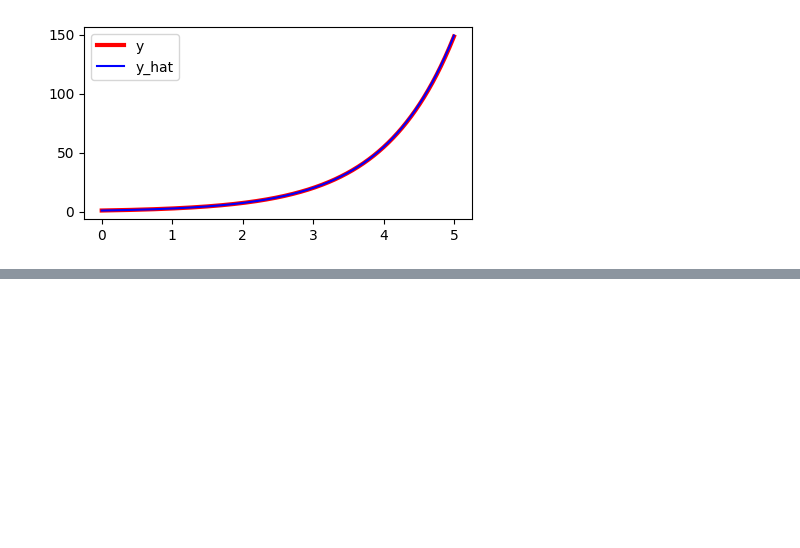
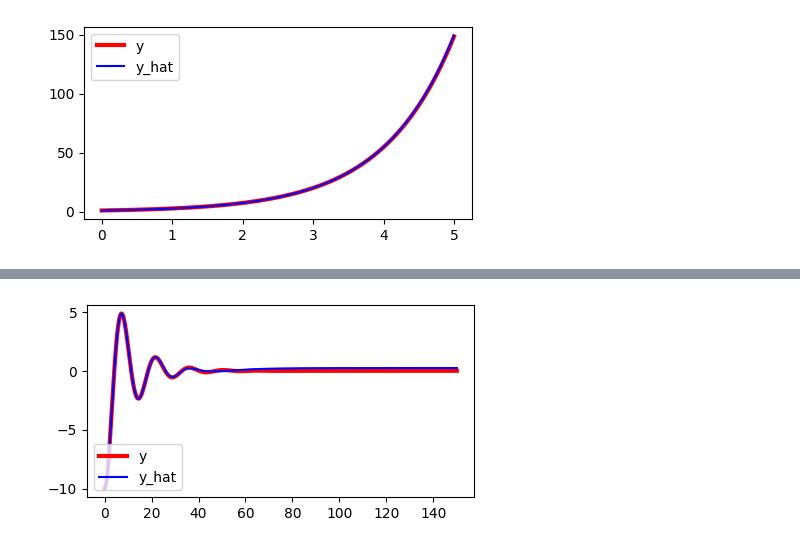
Before and after one commit to siddha20/CSCI4962, a Jupyter notebook: Project/project.ipynb, the cells around one changed output, grey strips where cells are left out. Saved outputs shown, nothing was run; the diff lists cells and outputs as text; code cells hidden in the pictures; blank space fills up the shorter version.

```diff
--- a/Project/project.ipynb
+++ b/Project/project.ipynb
@@ -226,3 +286,14 @@ plt.show()
+# %%
+plt.figure(4)
+x = torch.linspace(a, 150, 1500).reshape(1500, 1)
+y = fn_e(x)
+y_hat = model(x).detach()
+plt.plot(x, y, color='r', lw=3, label="y")
+plt.plot(x, y_hat, color='b', label="y_hat")
+plt.legend(loc="lower left")
+plt.show()
+# %% [output]
+[figure, added]
 # %%
 import pygame
 
```
Also changed, not shown: parts of 3 cells of this notebook, 12 other files.
